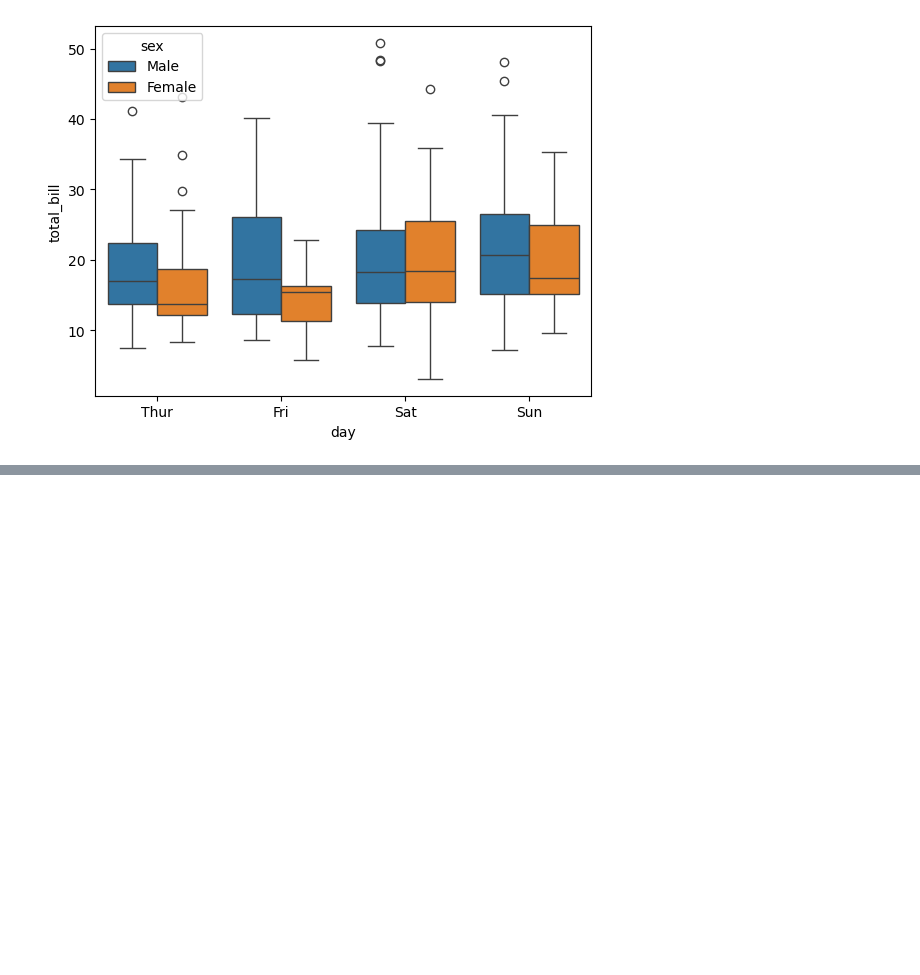
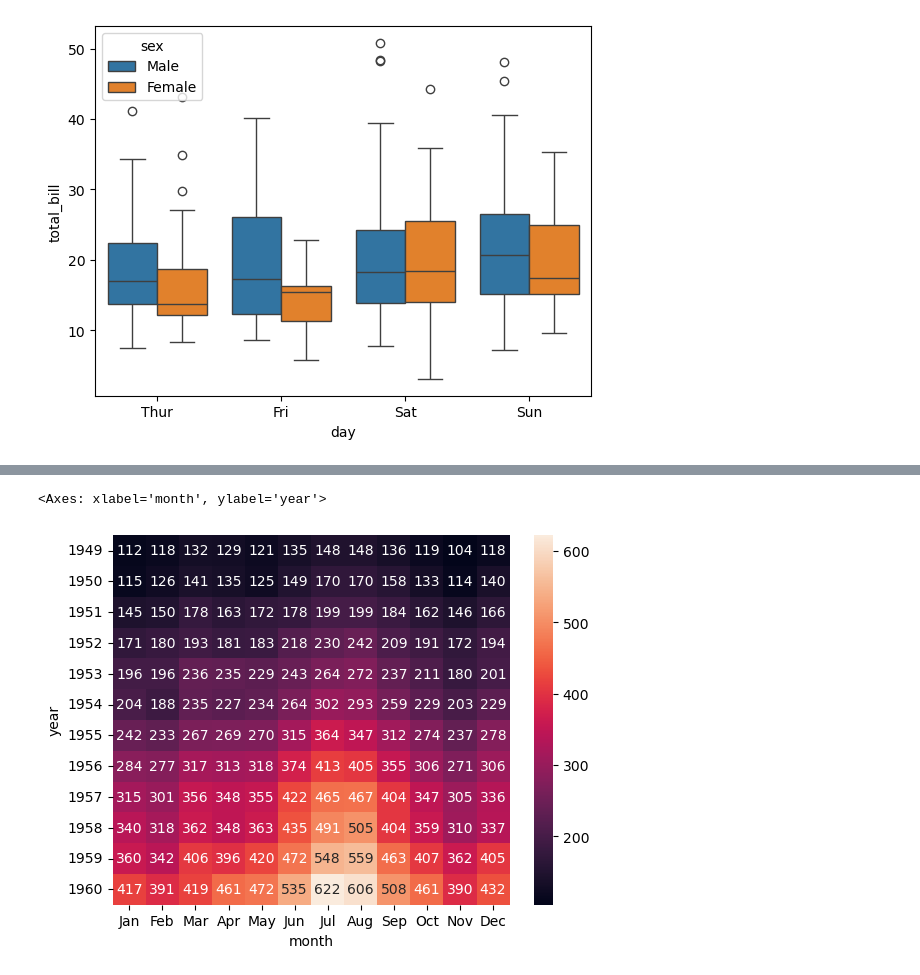
Before and after one commit to Wasiqmanzoor90/Garbage-Data, a Jupyter notebook: Metaplolib/index.ipynb, the cells around one changed output, grey strips where cells are left out. Saved outputs shown, nothing was run; the diff lists cells and outputs as text; code cells hidden in the pictures; blank space fills up the shorter version.

Commit message:
heatmap

```diff
--- a/Metaplolib/index.ipynb
+++ b/Metaplolib/index.ipynb
@@ -265,3 +265,7 @@ sns.boxplot(x='day',y='total_bill',data=tip,hue='sex')
 # %% [output]
 <Axes: xlabel='day', ylabel='total_bill'>
 [figure]
+# %%
+import seaborn as sns;
+import matplotlib.pyplot as plt
+data = sns.load_dataset("flights")
@@ -267,0 +281,6 @@ sns.boxplot(x='day',y='total_bill',data=tip,hue='sex')
+# %%
+pData = data.pivot(index="year", columns="month", values="passengers")
+sns.heatmap(pData, annot=True, fmt='d')
+# %% [output]
+<Axes: xlabel='month', ylabel='year'>
+[figure, added]
```
Also changed, not shown: parts of 1 cell of this notebook.
